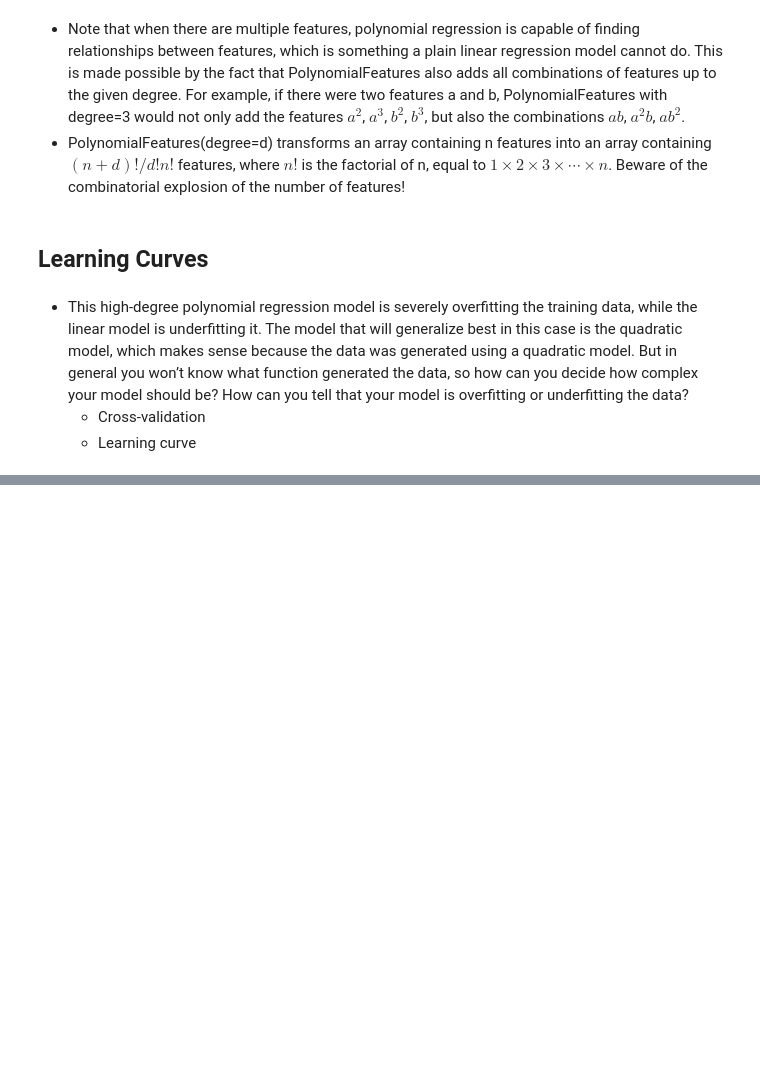
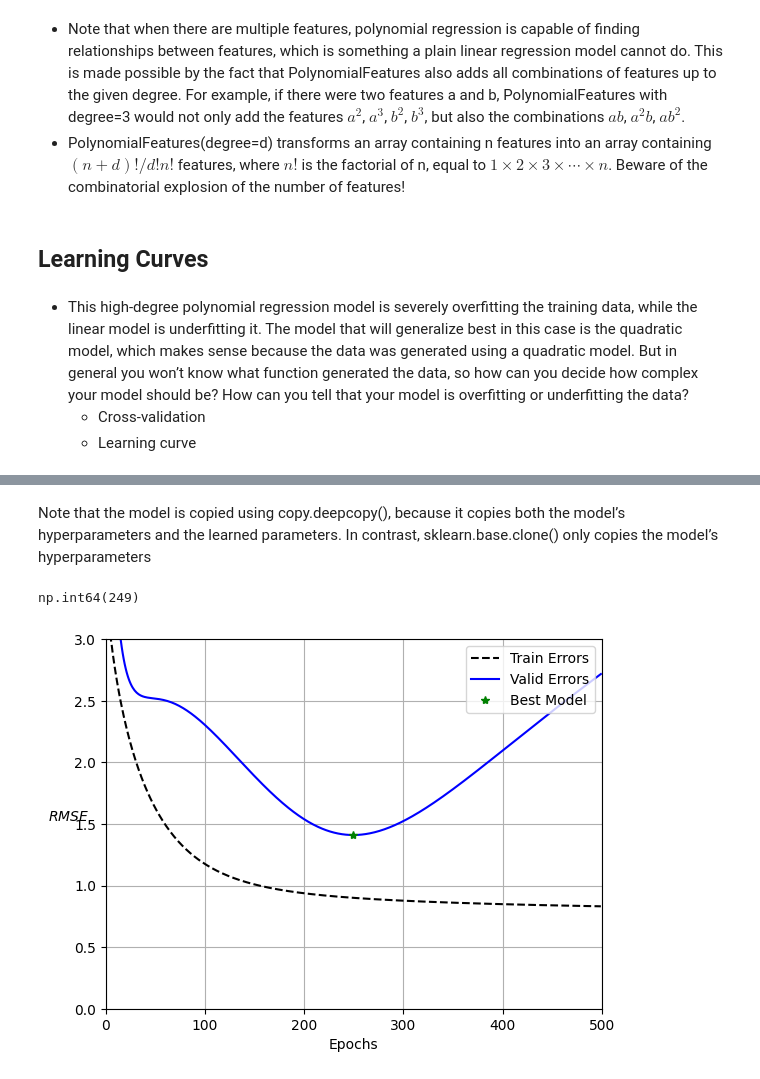
Before and after one commit to ye-wen-zi/py-machine-learning, a Jupyter notebook: training_model.ipynb, the cells around one changed output, grey strips where cells are left out. Cells and saved outputs as stored; diff of their text form; code cells hidden in the pictures; blank space fills up the shorter version.

```diff
--- a/training_model.ipynb
+++ b/training_model.ipynb
@@ -236,0 +508,6 @@ that your model is overfitting or underfitting the data?
+# %%
+preprocessing = make_pipeline(PolynomialFeatures(degree=90, include_bias=False),
+                             StandardScaler())
+# %%
+X_train_prep = preprocessing.fit_transform(X_train)
+X_val_prep = preprocessing.transform(X_val)
@@ -236,0 +563,33 @@ that your model is overfitting or underfitting the data?
+# %% [markdown]
+Note that the model is copied using copy.deepcopy(),
+because it copies both the model’s hyperparameters and the learned parameters. In
+contrast, sklearn.base.clone() only copies the model’s hyperparameters
+# %%
+sgd_reg = SGDRegressor(penalty=None, eta0=0.002, random_state=42)
+n_epochs = 500
+best_model, best_val_rmse, train_errors, val_errors= implement_early_stopping(
+    estimator=sgd_reg,
+    X_train=X_train_prep, y_train=y_train,
+    X_val=X_val_prep, y_val=y_val,
+    n_epochs=n_epochs
+)
+# %%
+best_epoch = np.array(val_errors).argmin()
+best_epoch
+# %% [output]
+np.int64(249)
+# %%
+epochs = range(n_epochs)
+
+plt.plot(epochs, train_errors, 'k--', label='Train Errors')
+plt.plot(epochs, val_errors, 'b-', label='Valid Errors')
+plt.plot(best_epoch, best_val_rmse, 'g*', label='Best Model')
+
+plt.axis([0, 500, 0, 3])
+plt.grid()
+plt.legend(loc='upper right')
+plt.ylabel('$RMSE$', rotation=0)
+plt.xlabel('Epochs')
+plt.show()
+# %% [output]
+[figure, added]
```
Also changed, not shown: parts of 75 cells of this notebook, 1 other file.
